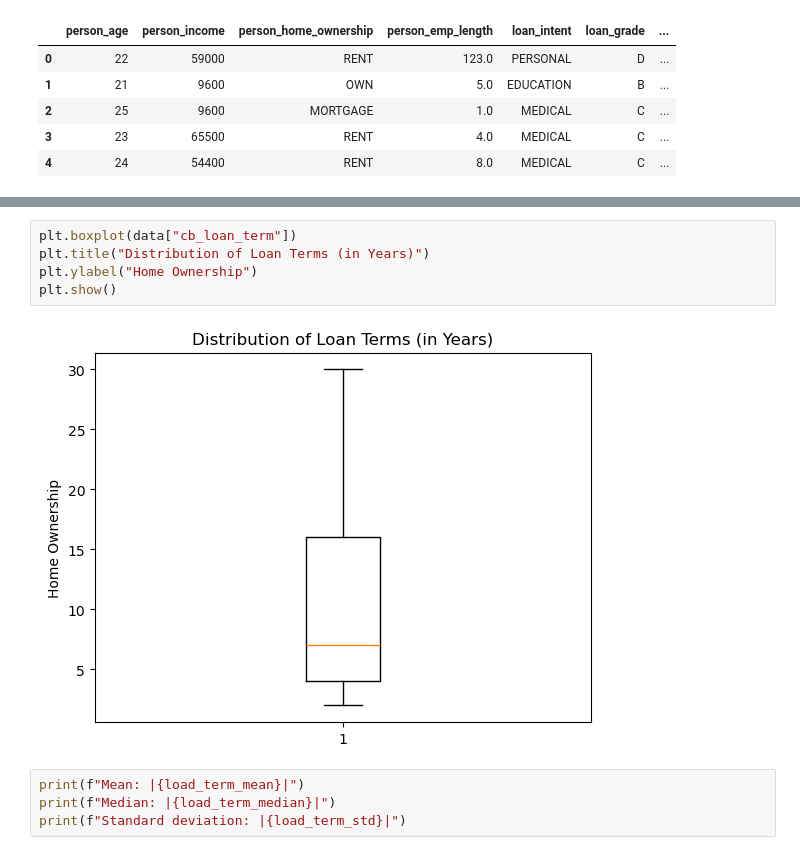
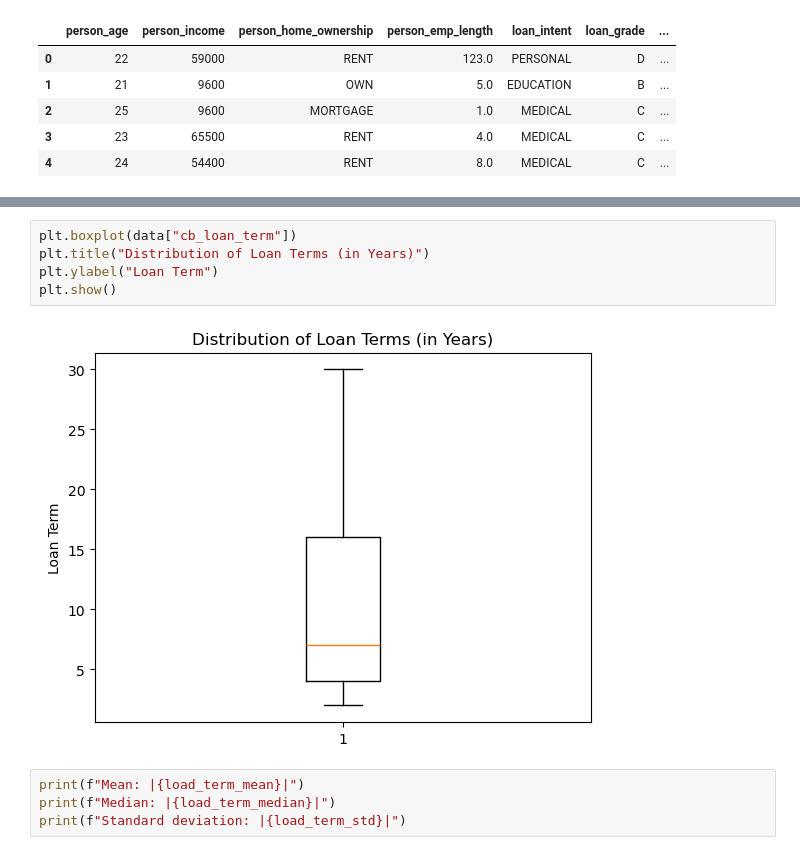
Before and after one commit to cvetelinamin/Math-Concepts-for-Developers-Exam-Project, a Jupyter notebook: Credit Risk Scoring System.ipynb, the cells around one changed output, grey strips where cells are left out. Saved outputs shown, nothing was run; the diff lists cells and outputs as text.

```diff
--- a/Credit Risk Scoring System.ipynb
+++ b/Credit Risk Scoring System.ipynb
@@ -114,10 +114,10 @@ Analyzing the distribution of loan terms is important for understanding the stru
 # %%
 plt.boxplot(data["cb_loan_term"])
 plt.title("Distribution of Loan Terms (in Years)")
-plt.ylabel("Home Ownership")
+plt.ylabel("Loan Term")
 plt.show()
 # %% [output]
-[figure, old version]
+[figure, new version]
 # %%
 print(f"Mean: |{load_term_mean}|")
 print(f"Median: |{load_term_median}|")
```
Also changed, not shown: parts of 10 cells of this notebook.
